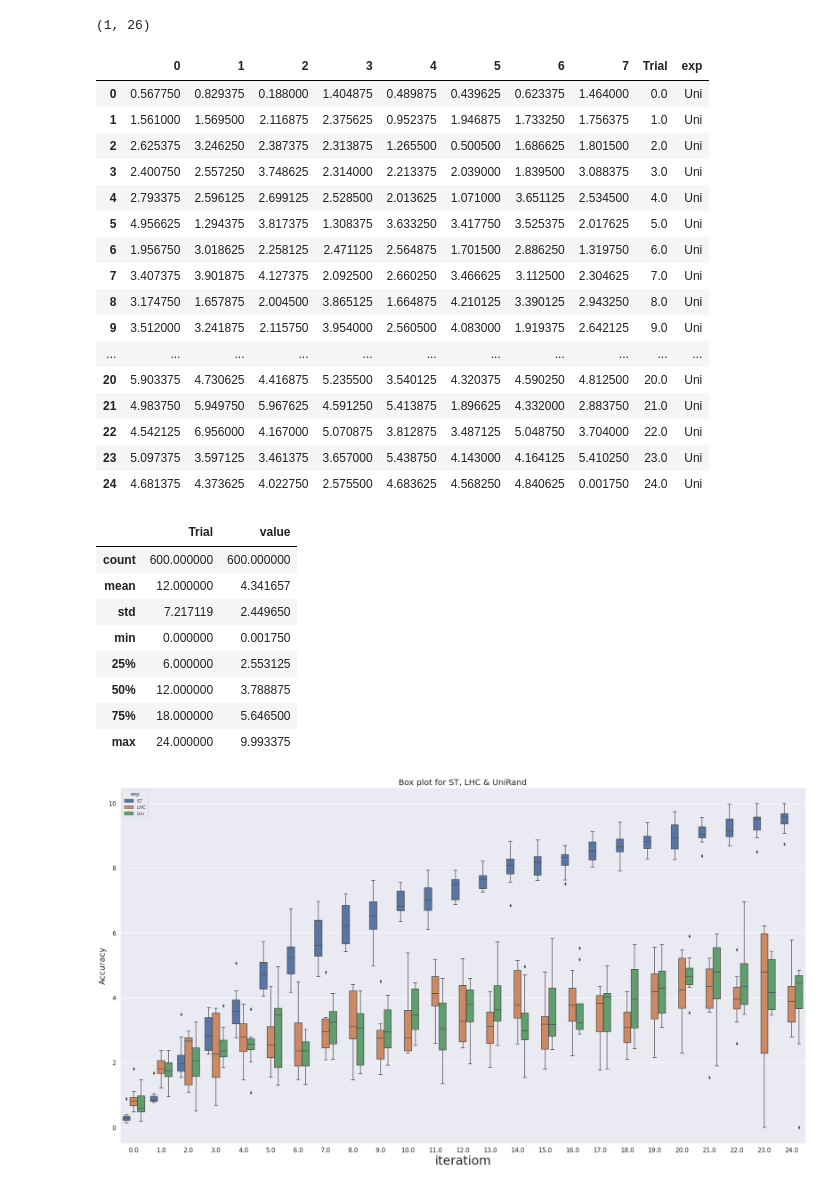
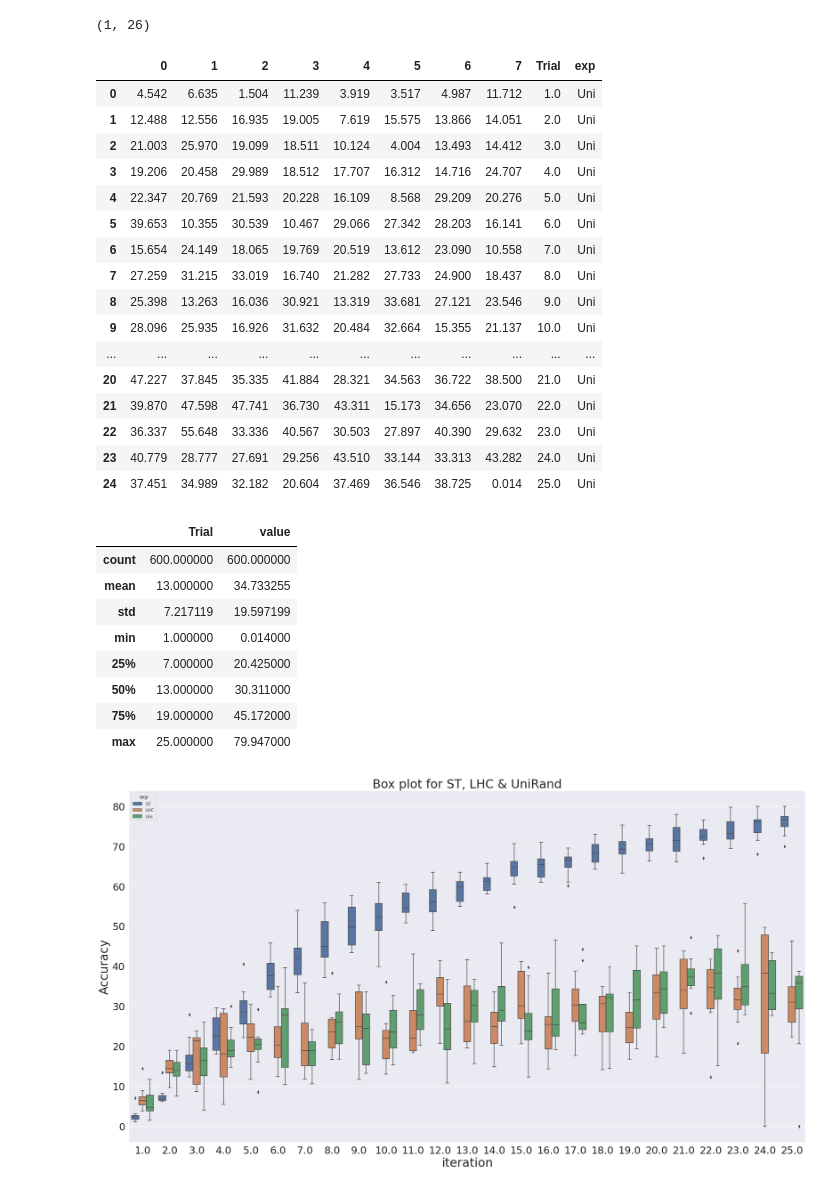
Before and after one commit to vardhah/Batch-mode-DeepAL-for-regression, a Jupyter notebook: results/result_analysis.ipynb, the cells around one changed output. Cells and saved outputs as stored; diff of their text form; code cells hidden in the pictures.

```diff
--- a/results/result_analysis.ipynb
+++ b/results/result_analysis.ipynb
@@ -99,4 +99,5 @@ max_st
 # %%
 st_final=np.concatenate((st1,st2,st3,st4,st5,st6,st7,st8),axis=0)
 st_final=st_final.reshape(8,25)
-st_final=st_final/8000
+st_final=st_final/1000
+st_final.max()
@@ -122,7 +125,7 @@ max_lhc
 # %%
 lhc_final=np.concatenate((lhc1,lhc2,lhc3,lhc4,lhc5,lhc6,lhc7,lhc8),axis=0)
 lhc_final=lhc_final.reshape(8,25)
-lhc_final=lhc_final/8000
+lhc_final=lhc_final/1000
 # %%
 uni1= np.array([4542, 12488, 21003, 19206, 22347, 39653, 15654, 27259, 25398, 28096, 24464, 36821, 33967, 32241, 39722, 24250, 24533, 33081, 35738, 30340, 47227, 39870, 36337, 40779, 37451])
 uni2= np.array([6635, 12556, 25970, 20458, 20769, 10355, 24149, 31215, 13263, 25935, 23152, 10852, 30192, 45779, 19688, 43867, 26884, 33027, 38147, 24674, 37845, 47598, 55648, 28777, 34989])
@@ -144,6 +147,6 @@ max_uni
 # %%
 uni_final=np.concatenate((uni1,uni2,uni3,uni4,uni5,uni6,uni7,uni8),axis=0)
 uni_final=uni_final.reshape(8,25)
-uni_final=uni_final/8000
+uni_final=uni_final/1000
 uni_final.max()
 # %% [output]
@@ -322,14 +254,14 @@ mdf
 # %%
-print(np.arange(26,dtype='int').reshape(1,-1).shape)
-st_f=np.concatenate((st_final,np.arange(25,dtype='int').reshape(1,-1)),axis=0)
+print(np.arange(26,dtype=int).reshape(1,-1).shape)
+st_f=np.concatenate((st_final,np.arange(1,26,dtype=int).reshape(1,-1)),axis=0)
 st_df=pd.DataFrame(st_f.T).assign(exp='ST')
 st_df=st_df.rename(columns={8: 'Trial'})
 
-lhc_f=np.concatenate((lhc_final,np.arange(25,dtype='int').reshape(1,-1)),axis=0)
+lhc_f=np.concatenate((lhc_final,np.arange(1,26,dtype=int).reshape(1,-1)),axis=0)
 lhc_df=pd.DataFrame(lhc_f.T).assign(exp='LHC')
 lhc_df=lhc_df.rename(columns={8: 'Trial'})
 
-uni_f=np.concatenate((uni_final,np.arange(25,dtype='int').reshape(1,-1)),axis=0)
+uni_f=np.concatenate((uni_final,np.arange(1,26,dtype=int).reshape(1,-1)),axis=0)
 uni_df=pd.DataFrame(uni_f.T).assign(exp='Uni')
 uni_df=uni_df.rename(columns={8: 'Trial'})
 # %% [output]
@@ -338,22 +270,22 @@ uni_df=uni_df.rename(columns={8: 'Trial'})
 uni_df
 # %% [output]
 |  | 0 | 1 | 2 | 3 | 4 | 5 | 6 | 7 | Trial | exp |
-| 0 | 0.567750 | 0.829375 | 0.188000 | 1.404875 | 0.489875 | 0.439625 | 0.623375 | 1.464000 | 0.0 | Uni |
-| 1 | 1.561000 | 1.569500 | 2.116875 | 2.375625 | 0.952375 | 1.946875 | 1.733250 | 1.756375 | 1.0 | Uni |
-| 2 | 2.625375 | 3.246250 | 2.387375 | 2.313875 | 1.265500 | 0.500500 | 1.686625 | 1.801500 | 2.0 | Uni |
-| 3 | 2.400750 | 2.557250 | 3.748625 | 2.314000 | 2.213375 | 2.039000 | 1.839500 | 3.088375 | 3.0 | Uni |
-| 4 | 2.793375 | 2.596125 | 2.699125 | 2.528500 | 2.013625 | 1.071000 | 3.651125 | 2.534500 | 4.0 | Uni |
-| 5 | 4.956625 | 1.294375 | 3.817375 | 1.308375 | 3.633250 | 3.417750 | 3.525375 | 2.017625 | 5.0 | Uni |
-| 6 | 1.956750 | 3.018625 | 2.258125 | 2.471125 | 2.564875 | 1.701500 | 2.886250 | 1.319750 | 6.0 | Uni |
-| 7 | 3.407375 | 3.901875 | 4.127375 | 2.092500 | 2.660250 | 3.466625 | 3.112500 | 2.304625 | 7.0 | Uni |
-| 8 | 3.174750 | 1.657875 | 2.004500 | 3.865125 | 1.664875 | 4.210125 | 3.390125 | 2.943250 | 8.0 | Uni |
-| 9 | 3.512000 | 3.241875 | 2.115750 | 3.954000 | 2.560500 | 4.083000 | 1.919375 | 2.642125 | 9.0 | Uni |
+| 0 | 4.542 | 6.635 | 1.504 | 11.239 | 3.919 | 3.517 | 4.987 | 11.712 | 1.0 | Uni |
+| 1 | 12.488 | 12.556 | 16.935 | 19.005 | 7.619 | 15.575 | 13.866 | 14.051 | 2.0 | Uni |
+| 2 | 21.003 | 25.970 | 19.099 | 18.511 | 10.124 | 4.004 | 13.493 | 14.412 | 3.0 | Uni |
+| 3 | 19.206 | 20.458 | 29.989 | 18.512 | 17.707 | 16.312 | 14.716 | 24.707 | 4.0 | Uni |
+| 4 | 22.347 | 20.769 | 21.593 | 20.228 | 16.109 | 8.568 | 29.209 | 20.276 | 5.0 | Uni |
+| 5 | 39.653 | 10.355 | 30.539 | 10.467 | 29.066 | 27.342 | 28.203 | 16.141 | 6.0 | Uni |
+| 6 | 15.654 | 24.149 | 18.065 | 19.769 | 20.519 | 13.612 | 23.090 | 10.558 | 7.0 | Uni |
+| 7 | 27.259 | 31.215 | 33.019 | 16.740 | 21.282 | 27.733 | 24.900 | 18.437 | 8.0 | Uni |
+| 8 | 25.398 | 13.263 | 16.036 | 30.921 | 13.319 | 33.681 | 27.121 | 23.546 | 9.0 | Uni |
+| 9 | 28.096 | 25.935 | 16.926 | 31.632 | 20.484 | 32.664 | 15.355 | 21.137 | 10.0 | Uni |
 | ... | ... | ... | ... | ... | ... | ... | ... | ... | ... | ... |
-| 20 | 5.903375 | 4.730625 | 4.416875 | 5.235500 | 3.540125 | 4.320375 | 4.590250 | 4.812500 | 20.0 | Uni |
-| 21 | 4.983750 | 5.949750 | 5.967625 | 4.591250 | 5.413875 | 1.896625 | 4.332000 | 2.883750 | 21.0 | Uni |
-| 22 | 4.542125 | 6.956000 | 4.167000 | 5.070875 | 3.812875 | 3.487125 | 5.048750 | 3.704000 | 22.0 | Uni |
-| 23 | 5.097375 | 3.597125 | 3.461375 | 3.657000 | 5.438750 | 4.143000 | 4.164125 | 5.410250 | 23.0 | Uni |
-| 24 | 4.681375 | 4.373625 | 4.022750 | 2.575500 | 4.683625 | 4.568250 | 4.840625 | 0.001750 | 24.0 | Uni |
+| 20 | 47.227 | 37.845 | 35.335 | 41.884 | 28.321 | 34.563 | 36.722 | 38.500 | 21.0 | Uni |
+| 21 | 39.870 | 47.598 | 47.741 | 36.730 | 43.311 | 15.173 | 34.656 | 23.070 | 22.0 | Uni |
+| 22 | 36.337 | 55.648 | 33.336 | 40.567 | 30.503 | 27.897 | 40.390 | 29.632 | 23.0 | Uni |
+| 23 | 40.779 | 28.777 | 27.691 | 29.256 | 43.510 | 33.144 | 33.313 | 43.282 | 24.0 | Uni |
+| 24 | 37.451 | 34.989 | 32.182 | 20.604 | 37.469 | 36.546 | 38.725 | 0.014 | 25.0 | Uni |
 # %%
 cdf = pd.concat([st_df, lhc_df, uni_df])                                # CONCATENATE
 mdf = pd.melt(cdf, id_vars=['Trial','exp'], var_name=['Number'])      # MELT
@@ -374,20 +306,20 @@ mdf.describe()
 # %% [output]
 |  | Trial | value |
 | count | 600.000000 | 600.000000 |
-| mean | 12.000000 | 4.341657 |
-| std | 7.217119 | 2.449650 |
-| min | 0.000000 | 0.001750 |
-| 25% | 6.000000 | 2.553125 |
-| 50% | 12.000000 | 3.788875 |
-| 75% | 18.000000 | 5.646500 |
-| max | 24.000000 | 9.993375 |
+| mean | 13.000000 | 34.733255 |
+| std | 7.217119 | 19.597199 |
+| min | 1.000000 | 0.014000 |
+| 25% | 7.000000 | 20.425000 |
+| 50% | 13.000000 | 30.311000 |
+| 75% | 19.000000 | 45.172000 |
+| max | 25.000000 | 79.947000 |
 # %%
 sns.set(rc={'figure.figsize':(30,16)})
 b = sns.boxplot(x="Trial", y="value", hue="exp", data=mdf)  # RUN PLOT
-b.set_title("Box plot for ST, LHC & UniRand",fontsize=20)
-b.set_xlabel("iteratiom",fontsize=30)
-b.set_ylabel("Accuracy",fontsize=20)
-b.tick_params(labelsize=15)
+b.set_title("Box plot for ST, LHC & UniRand",fontsize=30)
+b.set_xlabel("iteration",fontsize=30)
+b.set_ylabel("Accuracy",fontsize=30)
+b.tick_params(labelsize=25)
 #sns.show()
 # %% [output]
-[figure, old version]
+[figure, new version]
```
Also changed, not shown: parts of 5 cells of this notebook.
